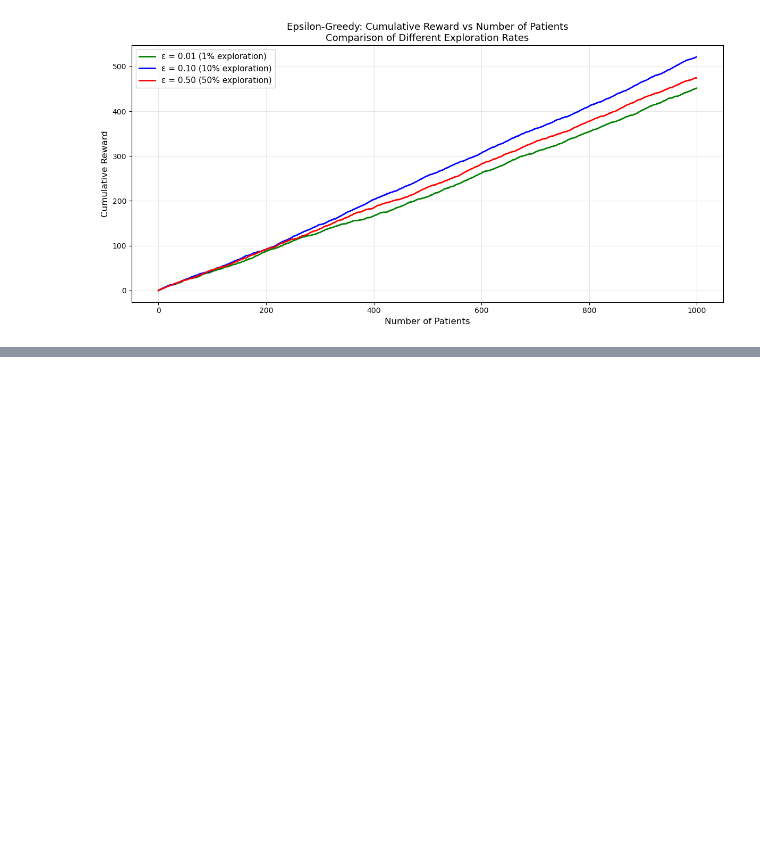
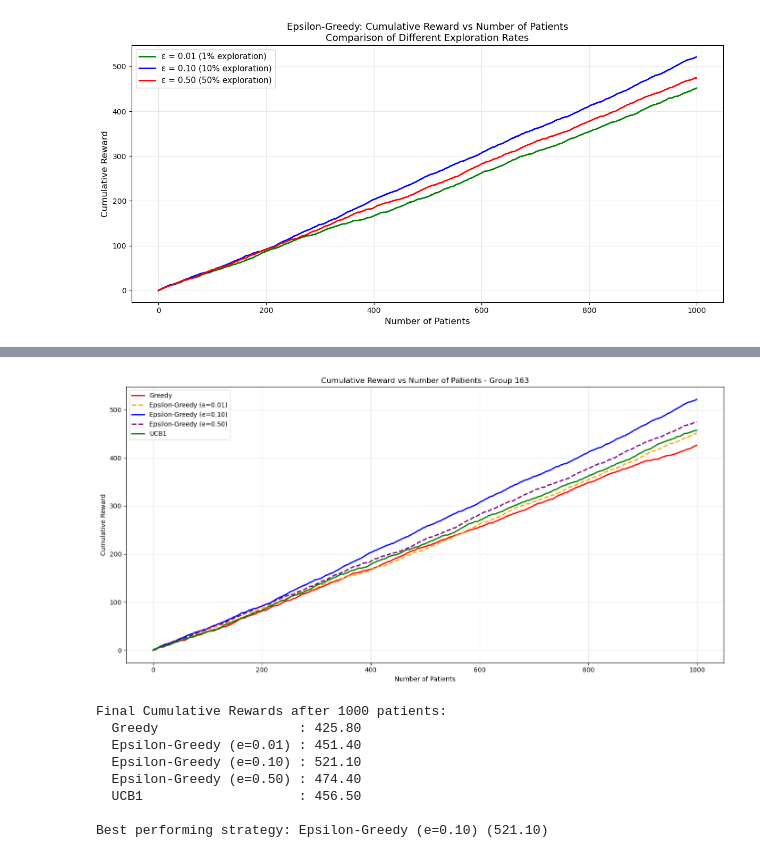
Before and after one commit to 2025aa05400Ayush/drl-assignment-1, a Jupyter notebook: Assignment_DRL.ipynb, the cells around one changed output, grey strips where cells are left out. Cells and saved outputs as stored; diff of their text form; code cells hidden in the pictures; blank space fills up the shorter version.

Commit message:
Finalized Assignment Part 1

```diff
--- a/Assignment_DRL.ipynb
+++ b/Assignment_DRL.ipynb
@@ -771,3 +657,51 @@ Average Reward/Patient  : 0.4565
 Best Medicine Identified by UCB: Medicine 4
 True Best Medicine: Medicine 4 (prob=0.75)
 [figure]
+# %%
+# Task 5 - Comparing all MAB strategies
+# Plotting cumulative reward for each strategy over 1000 patients
+
+plt.figure(figsize=(14, 7))
+
+plt.plot(rewards_greedy, label='Greedy', color='red', linewidth=2)
+plt.plot(rewards_eps01, label='Epsilon-Greedy (e=0.01)', color='orange', linewidth=2, linestyle='--')
+plt.plot(rewards_eps10, label='Epsilon-Greedy (e=0.10)', color='blue', linewidth=2)
+plt.plot(rewards_eps50, label='Epsilon-Greedy (e=0.50)', color='purple', linewidth=2, linestyle='--')
+plt.plot(rewards_ucb, label='UCB1', color='green', linewidth=2)
+
+plt.title("Cumulative Reward vs Number of Patients - Group 163")
+plt.xlabel("Number of Patients")
+plt.ylabel("Cumulative Reward")
+plt.legend(loc='upper left')
+plt.grid(True, alpha=0.3)
+plt.tight_layout()
+plt.show()
+
+# Printing final rewards for each strategy
+print("Final Cumulative Rewards after 1000 patients:")
+print(f"  Greedy                  : {rewards_greedy[-1]:.2f}")
+print(f"  Epsilon-Greedy (e=0.01) : {rewards_eps01[-1]:.2f}")
+print(f"  Epsilon-Greedy (e=0.10) : {rewards_eps10[-1]:.2f}")
+print(f"  Epsilon-Greedy (e=0.50) : {rewards_eps50[-1]:.2f}")
+print(f"  UCB1                    : {rewards_ucb[-1]:.2f}")
+
+# Finding best strategy
+all_strategies = {
+    'Greedy'                 : rewards_greedy[-1],
+    'Epsilon-Greedy (e=0.01)': rewards_eps01[-1],
+    'Epsilon-Greedy (e=0.10)': rewards_eps10[-1],
+    'Epsilon-Greedy (e=0.50)': rewards_eps50[-1],
+    'UCB1'                   : rewards_ucb[-1]
+}
+best = max(all_strategies, key=all_strategies.get)
+print(f"\nBest performing strategy: {best} ({all_strategies[best]:.2f})")
+# %% [output]
+[figure, added]
+Final Cumulative Rewards after 1000 patients:
+  Greedy                  : 425.80
+  Epsilon-Greedy (e=0.01) : 451.40
+  Epsilon-Greedy (e=0.10) : 521.10
+  Epsilon-Greedy (e=0.50) : 474.40
+  UCB1                    : 456.50
+
+Best performing strategy: Epsilon-Greedy (e=0.10) (521.10)
```
Also changed, not shown: parts of 5 cells of this notebook.
